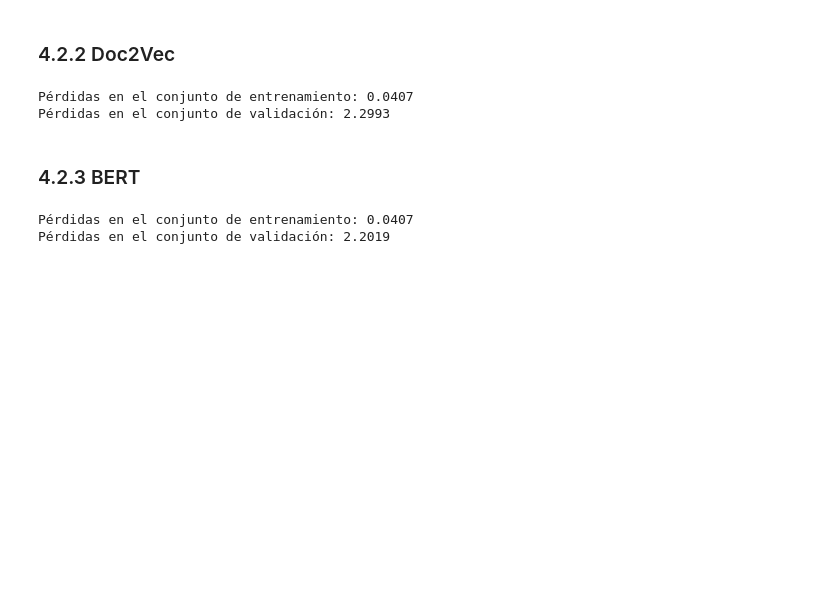
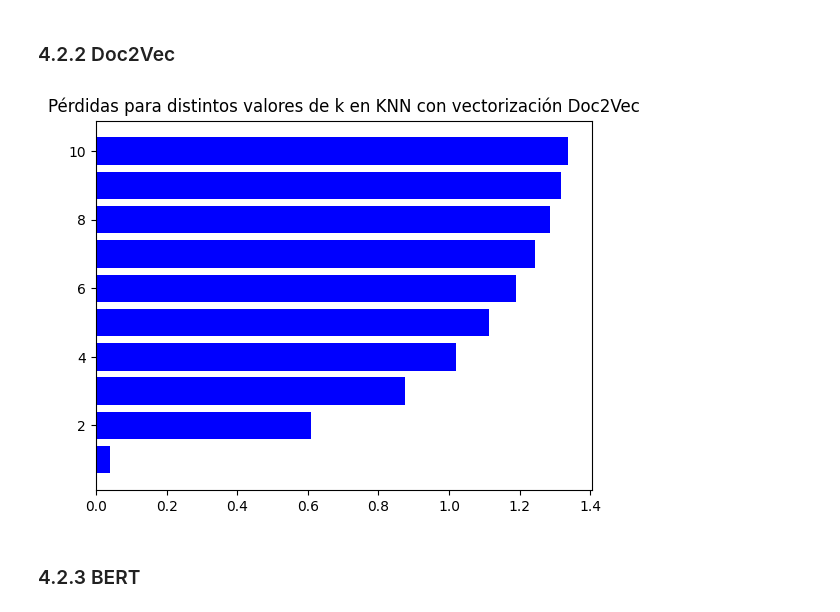
Before and after one commit to javierdp01/Proyecto-final-TD, a Jupyter notebook: Proyecto Final.ipynb, the cells around one changed output. Drawn from its saved outputs; the diff is of its cells as text; code cells hidden in the pictures; blank space fills up the shorter version.

```diff
--- a/Proyecto Final.ipynb
+++ b/Proyecto Final.ipynb
@@ -1102,34 +1105,42 @@ Pérdidas en el conjunto de validación: 2.6958
 # %% [markdown]
 ### 4.2.2 Doc2Vec
 # %%
-modelo = KNeighborsRegressor(n_neighbors=1)
-modelo.fit(X_train_word2vec, y_train_word2vec)
+total_neighbors = range(1, 11)
+mse_losses_train = []
+mse_losses_test = []
 
-y_pred_train = modelo.predict(X_train_word2vec)
-y_pred_test = modelo.predict(X_test_word2vec)
+for k in total_neighbors:
+    modelo = KNeighborsRegressor(n_neighbors=k)
+    modelo.fit(X_train_word2vec, y_train_word2vec)
 
-loss_train = mean_squared_error(y_train_word2vec, y_pred_train)
-loss_test = mean_squared_error(y_test_word2vec, y_pred_test)
+    y_pred_train = modelo.predict(X_train_word2vec)
+    y_pred_test = modelo.predict(X_test_word2vec)
 
-print(f"Pérdidas en el conjunto de entrenamiento: {loss_train:.4f}")
-print(f"Pérdidas en el conjunto de validación: {loss_test:.4f}")
+    mse_train = mean_squared_error(y_train_word2vec, y_pred_train)
+    mse_test = mean_squared_error(y_test_word2vec, y_pred_test)
+    mse_losses_train.append(mse_train)
+    mse_losses_test.append(mse_test)
-# %% [output]
-Pérdidas en el conjunto de entrenamiento: 0.0407
-Pérdidas en el conjunto de validación: 2.2993
+# %%
+plt.barh(total_neighbors, mse_losses_train, color='b')
+plt.title('Pérdidas para distintos valores de k en KNN con vectorización Doc2Vec')
+plt.show()
+# %% [output]
+[figure, added]
 # %% [markdown]
 ### 4.2.3 BERT
 # %%
-modelo = KNeighborsRegressor(n_neighbors=1)
-modelo.fit(X_train_bert, y_train_bert)
+total_neighbors = range(1, 11)
+mse_losses_train = []
+mse_losses_test = []
 
-y_pred_train = modelo.predict(X_train_bert)
-y_pred_test = modelo.predict(X_test_bert)
+for k in total_neighbors:
+    modelo = KNeighborsRegressor(n_neighbors=k)
+    modelo.fit(X_train_bert, y_train_bert)
 
-loss_train = mean_squared_error(y_train_bert, y_pred_train)
-loss_test = mean_squared_error(y_test_bert, y_pred_test)
+    y_pred_train = modelo.predict(X_train_bert)
+    y_pred_test = modelo.predict(X_test_bert)
 
-print(f"Pérdidas en el conjunto de entrenamiento: {loss_train:.4f}")
-print(f"Pérdidas en el conjunto de validación: {loss_test:.4f}")
+    mse_train = mean_squared_error(y_train_bert, y_pred_train)
+    mse_test = mean_squared_error(y_test_bert, y_pred_test)
+    mse_losses_train.append(mse_train)
+    mse_losses_test.append(mse_test)
-# %% [output]
-Pérdidas en el conjunto de entrenamiento: 0.0407
-Pérdidas en el conjunto de validación: 2.2019
```
Also changed, not shown: parts of 16 cells of this notebook.
